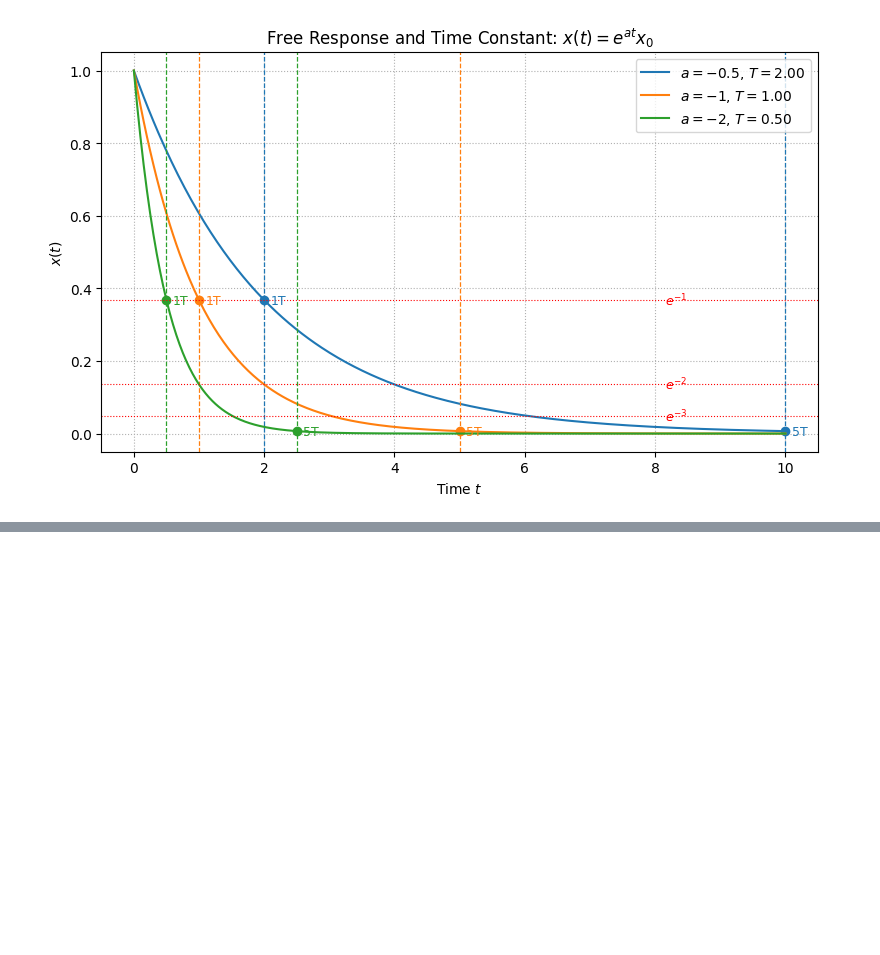
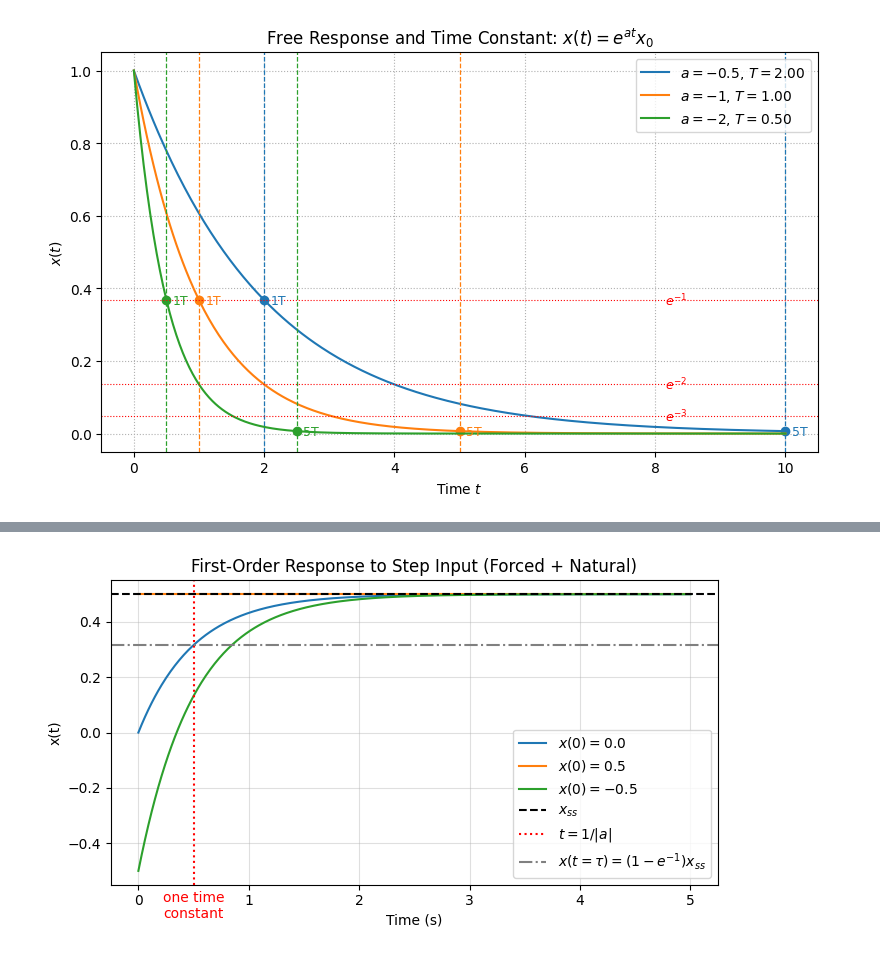
Before and after one commit to suann124/AIinTeaching_Archive, a Jupyter notebook: lectures/L4_Firstorder_1.ipynb, the cells around one changed output, grey strips where cells are left out. Saved outputs shown, nothing was run; the diff lists cells and outputs as text; code cells hidden in the pictures; blank space fills up the shorter version.

```diff
--- a/lectures/L4_Firstorder_1.ipynb
+++ b/lectures/L4_Firstorder_1.ipynb
@@ -423,0 +608,48 @@ In aerospace, engineers often design controllers to achieve **desired time const
+# %%
+# @title Forced Response Simulation for Different Initial Conditions
+import numpy as np
+import matplotlib.pyplot as plt
+
+# --- System Parameters ---
+a = -2.0      # system coefficient (a < 0 for stability)
+b = 1.0       # input coefficient
+um = 1.0      # step magnitude
+t = np.linspace(0, 5, 500)
+
+# --- Response function ---
+def response(a, b, um, x0, t):
+    """Total response = natural + forced."""
+    x_forced = -b/a * um * (1 - np.exp(a*t))
+    x_natural = x0 * np.exp(a*t)
+    return x_forced + x_natural
+
+# --- Simulate for several initial conditions ---
+x0_values = [0.0, 0.5, -0.5]
+plt.figure(figsize=(7, 4))
+for x0 in x0_values:
+    plt.plot(t, response(a, b, um, x0, t), label=f"$x(0)={x0}$")
+
+# --- Compute key quantities ---
+xss = -b/a * um                # steady-state value
+tau = 1/abs(a)                 # time constant
+x_tau = (1 - np.exp(-1)) * xss # value at one time constant (e^-1 * xss above zero IC)
+
+# --- Plot steady-state and time-constant markers ---
+plt.axhline(xss, color='k', linestyle='--', label=r"$x_{ss}$")
+plt.axvline(tau, color='r', linestyle=':', label=r"$t = 1/|a|$")
+plt.axhline(x_tau, color='gray', linestyle='-.', label=r"$x(t=\tau) = (1-e^{-1})x_{ss}$")
+
+# --- Label "one time constant" on x-axis ---
+plt.text(tau, plt.ylim()[0] + -0.12*(plt.ylim()[1]-plt.ylim()[0]),
+         "one time\nconstant", color='r', ha='center', va='bottom', rotation=0)
+
+# --- Formatting ---
+plt.xlabel("Time (s)")
+plt.ylabel("x(t)")
+plt.title("First-Order Response to Step Input (Forced + Natural)")
+plt.legend()
+plt.grid(True, alpha=0.4)
+plt.tight_layout()
+plt.show()
+# %% [output]
+[figure, added]
```
Also changed, not shown: parts of 10 cells of this notebook.
